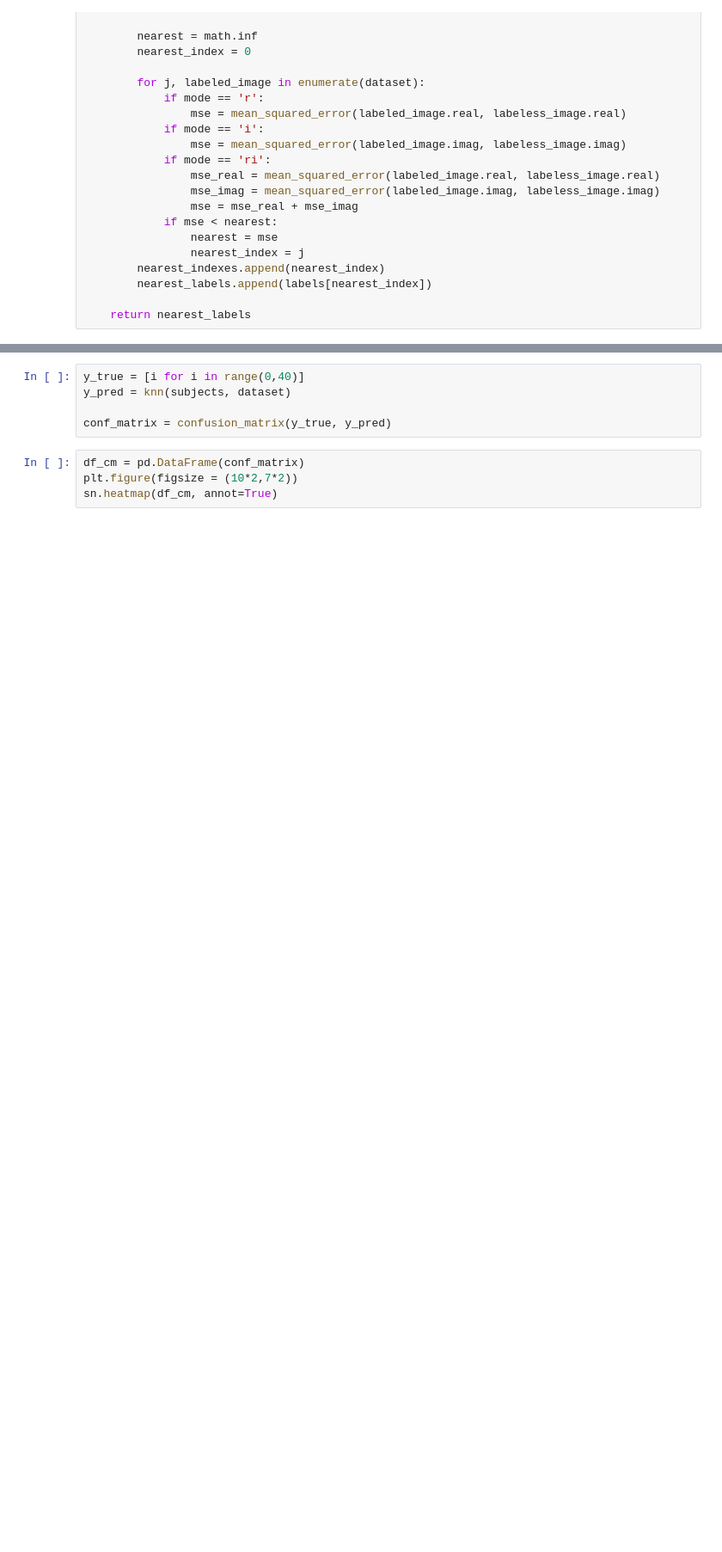
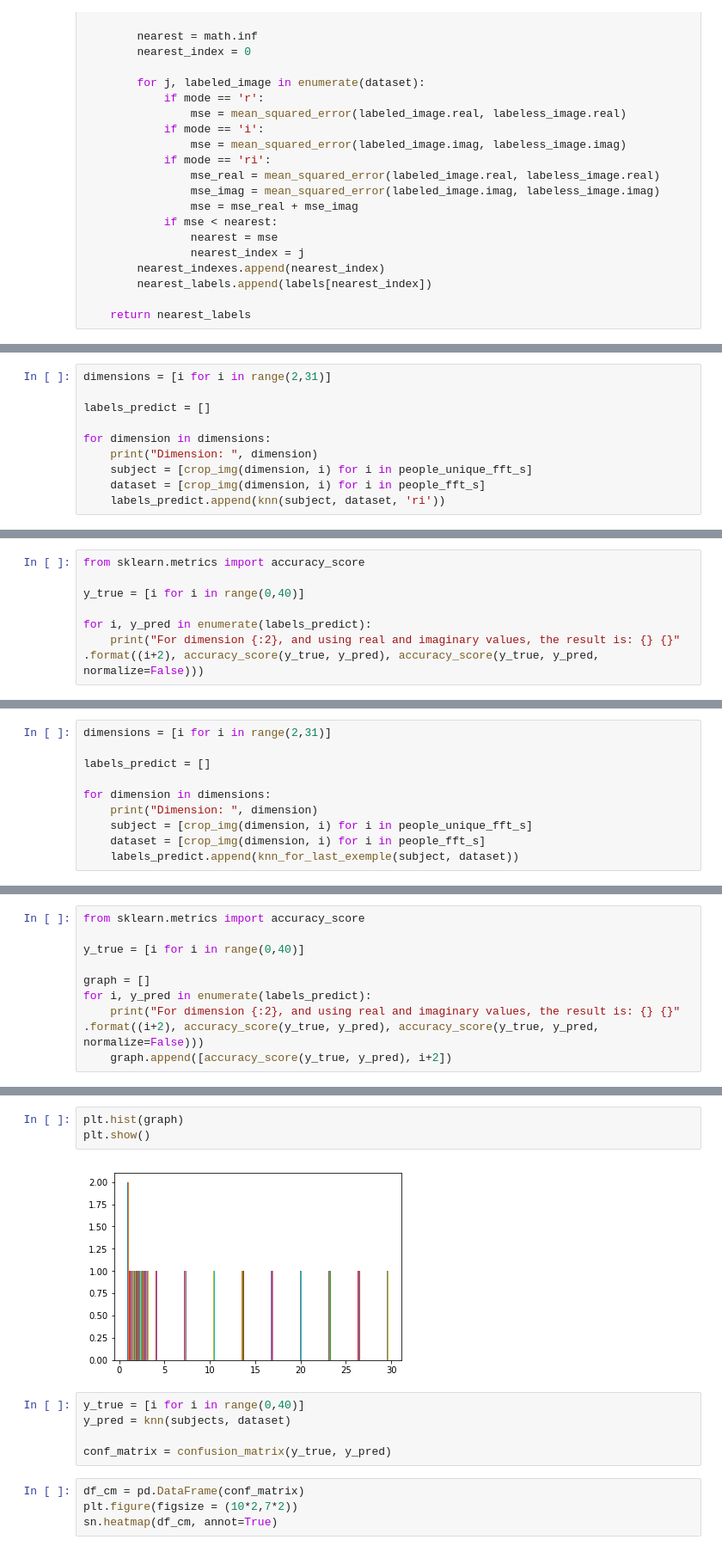
Before and after one commit to Jaquedonin/SignalFinalProject, a Jupyter notebook: may-7-update.ipynb, the cells around one changed output, grey strips where cells are left out. Shown at 86% size. Cells and saved outputs as stored; diff of their text form; blank space fills up the shorter version.

```diff
--- a/may-7-update.ipynb
+++ b/may-7-update.ipynb
@@ -263,0 +373,10 @@ def knn(subjects, dataset, mode):
+# %%
+dimensions = [i for i in range(2,31)]
+
+labels_predict = []
+
+for dimension in dimensions:
+    print("Dimension: ", dimension)
+    subject = [crop_img(dimension, i) for i in people_unique_fft_s]
+    dataset = [crop_img(dimension, i) for i in people_fft_s]
+    labels_predict.append(knn(subject, dataset, 'ri'))
@@ -263,0 +405,7 @@ def knn(subjects, dataset, mode):
+# %%
+from sklearn.metrics import accuracy_score
+
+y_true = [i for i in range(0,40)]
+
+for i, y_pred in enumerate(labels_predict):
+    print("For dimension {:2}, and using real and imaginary values, the result is: {} {}" .format((i+2), accuracy_score(y_true, y_pred), accuracy_score(y_true, y_pred, normalize=False)))
@@ -263,0 +458,10 @@ def knn(subjects, dataset, mode):
+# %%
+dimensions = [i for i in range(2,31)]
+
+labels_predict = []
+
+for dimension in dimensions:
+    print("Dimension: ", dimension)
+    subject = [crop_img(dimension, i) for i in people_unique_fft_s]
+    dataset = [crop_img(dimension, i) for i in people_fft_s]
+    labels_predict.append(knn_for_last_exemple(subject, dataset))
@@ -263,0 +490,9 @@ def knn(subjects, dataset, mode):
+# %%
+from sklearn.metrics import accuracy_score
+
+y_true = [i for i in range(0,40)]
+
+graph = []
+for i, y_pred in enumerate(labels_predict):
+    print("For dimension {:2}, and using real and imaginary values, the result is: {} {}" .format((i+2), accuracy_score(y_true, y_pred), accuracy_score(y_true, y_pred, normalize=False)))
+    graph.append([accuracy_score(y_true, y_pred), i+2])
@@ -264,3 +528,8 @@ def knn(subjects, dataset, mode):
+# %%
+plt.hist(graph)
+plt.show()
+# %% [output]
+[figure, added]
 # %%
 y_true = [i for i in range(0,40)]
 y_pred = knn(subjects, dataset)
```
Also changed, not shown: parts of 20 cells of this notebook.
